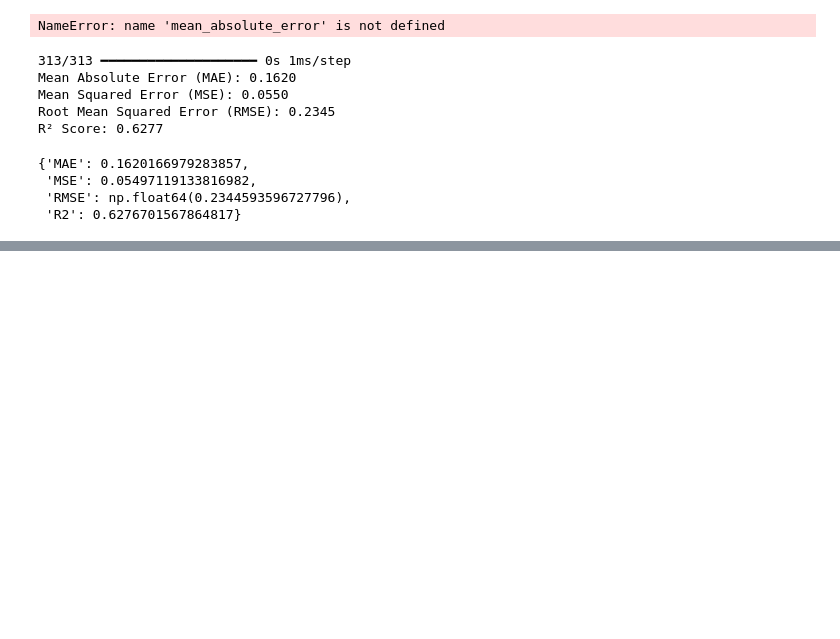
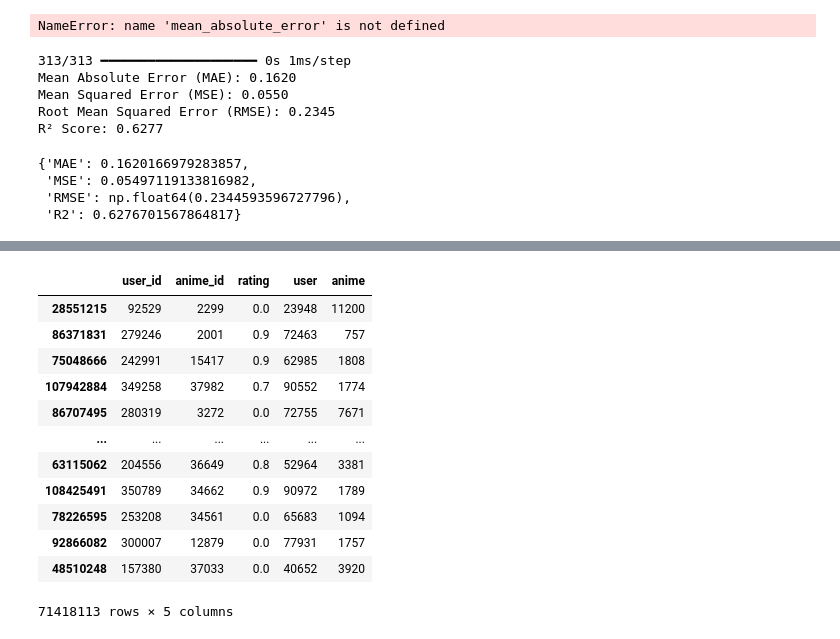
Before and after one commit to ridim02/anime-recommendation, a Jupyter notebook: model/notebooks/accuracy.ipynb, the cells around one changed output, grey strips where cells are left out. Drawn from its saved outputs; the diff is of its cells as text; code cells hidden in the pictures; blank space fills up the shorter version.

```diff
--- a/model/notebooks/accuracy.ipynb
+++ b/model/notebooks/accuracy.ipynb
@@ -202,0 +712,16 @@ R² Score: 0.6277
+# %%
+rating_df
+# %% [output]
+|  | user_id | anime_id | rating | user | anime |
+| 28551215 | 92529 | 2299 | 0.0 | 23948 | 11200 |
+| 86371831 | 279246 | 2001 | 0.9 | 72463 | 757 |
+| 75048666 | 242991 | 15417 | 0.9 | 62985 | 1808 |
+| 107942884 | 349258 | 37982 | 0.7 | 90552 | 1774 |
+| 86707495 | 280319 | 3272 | 0.0 | 72755 | 7671 |
+| ... | ... | ... | ... | ... | ... |
+| 63115062 | 204556 | 36649 | 0.8 | 52964 | 3381 |
+| 108425491 | 350789 | 34662 | 0.9 | 90972 | 1789 |
+| 78226595 | 253208 | 34561 | 0.0 | 65683 | 1094 |
+| 92866082 | 300007 | 12879 | 0.0 | 77931 | 1757 |
+| 48510248 | 157380 | 37033 | 0.0 | 40652 | 3920 |
+71418113 rows × 5 columns
```
Also changed, not shown: parts of 37 cells of this notebook, 8 other files.
